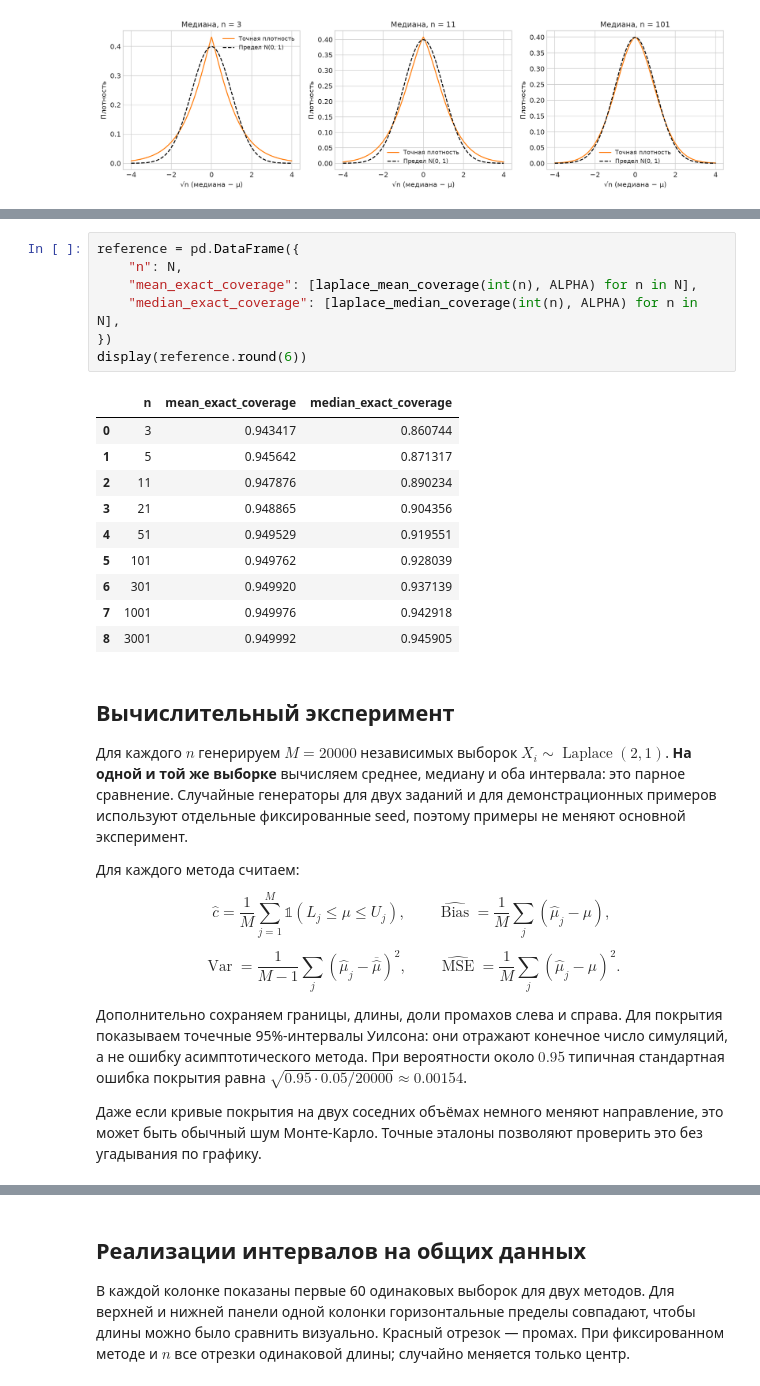
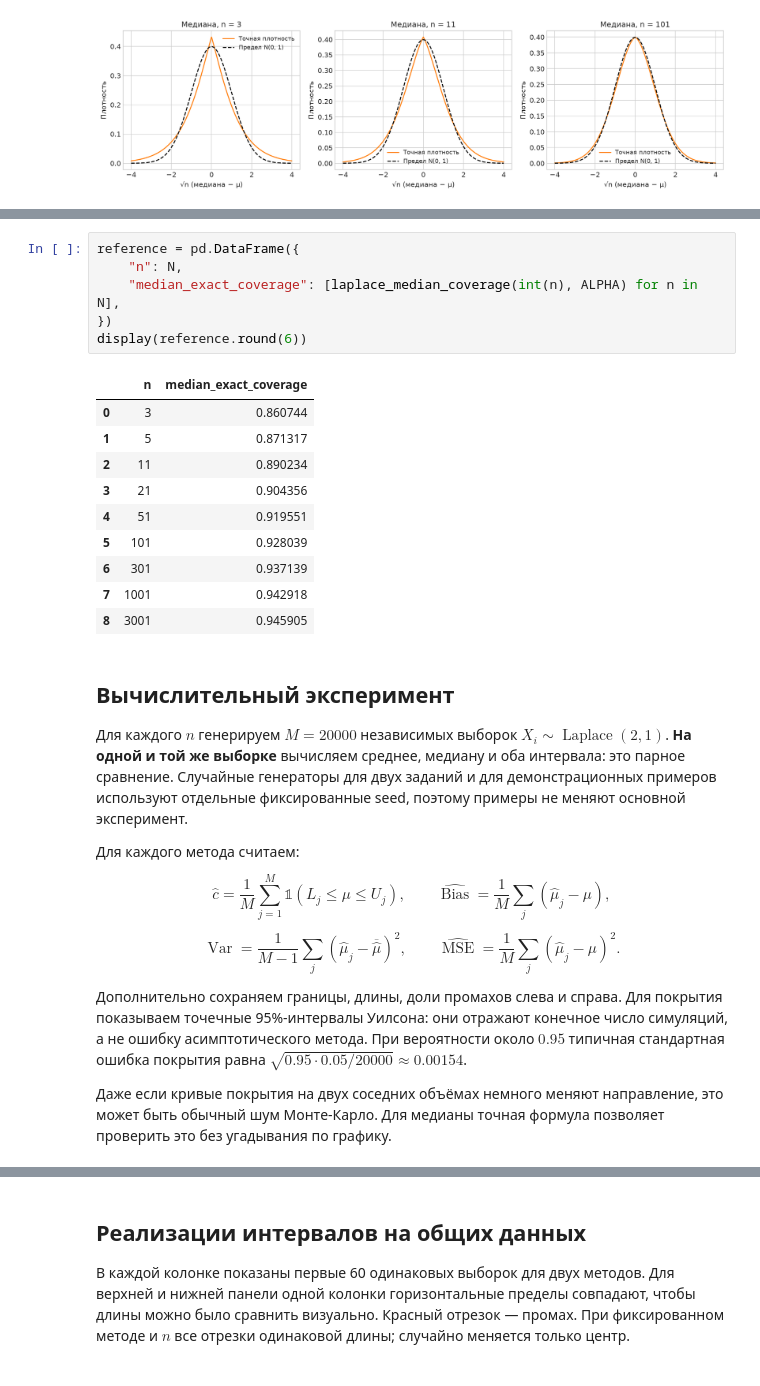
Before and after one commit to sanhasan/matstat-3, a Jupyter notebook: task_2.ipynb, the cells around one changed output, grey strips where cells are left out. Drawn from its saved outputs; the diff is of its cells as text.

```diff
--- a/task_2.ipynb
+++ b/task_2.ipynb
@@ -335,21 +266,20 @@ $$\boxed{c_{\mathrm{mean}}(n)=\int_0^\infty
 # %%
 reference = pd.DataFrame({
     "n": N,
-    "mean_exact_coverage": [laplace_mean_coverage(int(n), ALPHA) for n in N],
     "median_exact_coverage": [laplace_median_coverage(int(n), ALPHA) for n in N],
 })
 display(reference.round(6))
 # %% [output]
-|  | n | mean_exact_coverage | median_exact_coverage |
-| 0 | 3 | 0.943417 | 0.860744 |
-| 1 | 5 | 0.945642 | 0.871317 |
-| 2 | 11 | 0.947876 | 0.890234 |
-| 3 | 21 | 0.948865 | 0.904356 |
-| 4 | 51 | 0.949529 | 0.919551 |
-| 5 | 101 | 0.949762 | 0.928039 |
-| 6 | 301 | 0.949920 | 0.937139 |
-| 7 | 1001 | 0.949976 | 0.942918 |
-| 8 | 3001 | 0.949992 | 0.945905 |
+|  | n | median_exact_coverage |
+| 0 | 3 | 0.860744 |
+| 1 | 5 | 0.871317 |
+| 2 | 11 | 0.890234 |
+| 3 | 21 | 0.904356 |
+| 4 | 51 | 0.919551 |
+| 5 | 101 | 0.928039 |
+| 6 | 301 | 0.937139 |
+| 7 | 1001 | 0.942918 |
+| 8 | 3001 | 0.945905 |
 # %% [markdown]
 ## Вычислительный эксперимент
 
@@ -370,7 +300,7 @@ $$\widehat{\operatorname{Var}}=\frac1{M-1}\sum_j(\widehat\mu_j-\overline{\wideha
 Для покрытия показываем точечные 95%-интервалы Уилсона: они отражают конечное число симуляций, а не ошибку асимптотического метода.
 При вероятности около $0.95$ типичная стандартная ошибка покрытия равна $\sqrt{0.95\cdot0.05/20000}\approx0.00154$.
 
-Даже если кривые покрытия на двух соседних объёмах немного меняют направление, это может быть обычный шум Монте-Карло. Точные эталоны позволяют проверить это без угадывания по графику.
+Даже если кривые покрытия на двух соседних объёмах немного меняют направление, это может быть обычный шум Монте-Карло. Для медианы точная формула позволяет проверить это без угадывания по графику.
 # %%
 experiment = run_laplace_experiment(N, M, SEED+2, ALPHA, MU)
 table = experiment["table"]
```
Also changed, not shown: parts of 12 cells of this notebook.
